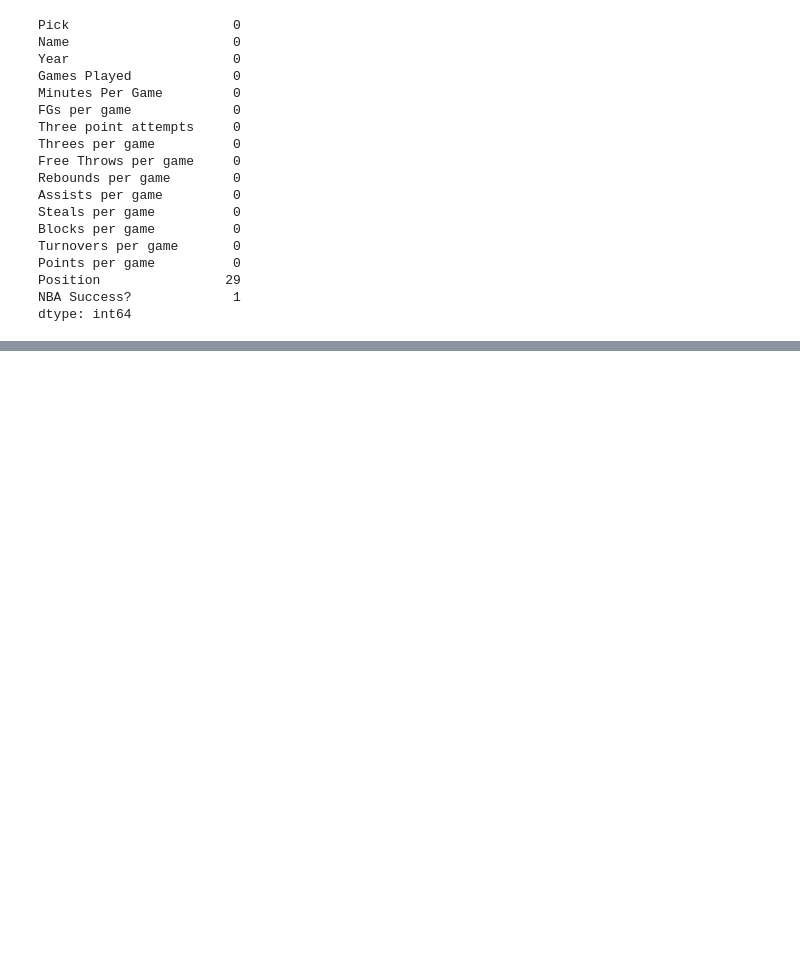
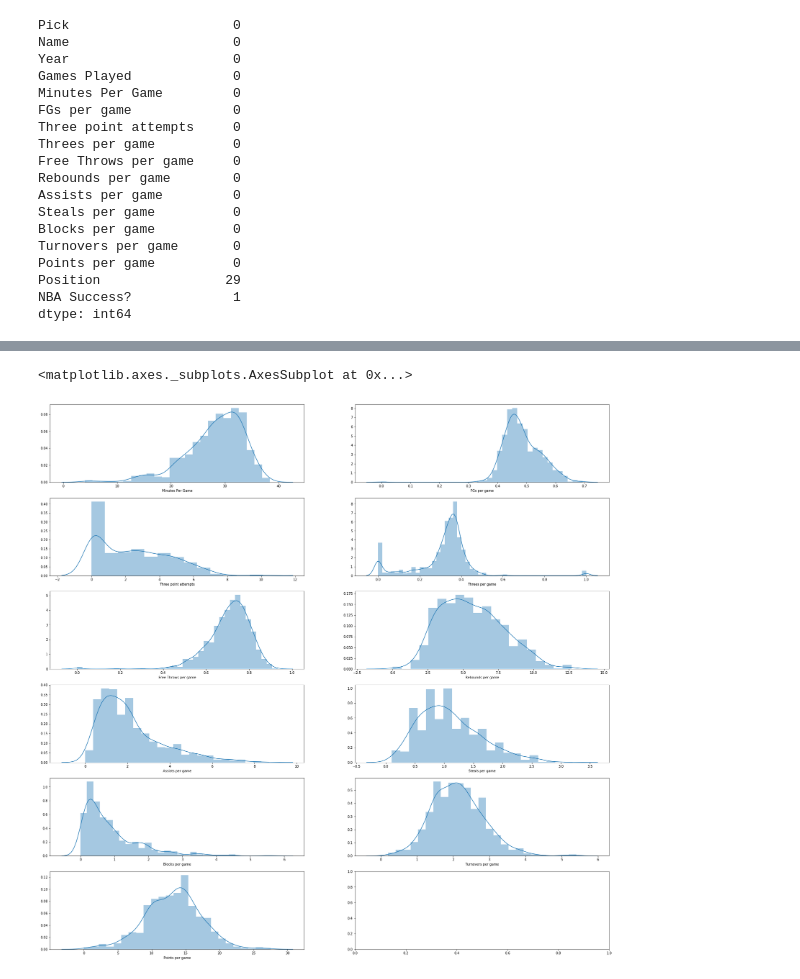
Before and after one commit to akshaygupta16/NBADraftAssistant, a Jupyter notebook: NBADraftPicker.ipynb, the cells around one changed output, grey strips where cells are left out. Drawn from its saved outputs; the diff is of its cells as text; code cells hidden in the pictures; blank space fills up the shorter version.

```diff
--- a/NBADraftPicker.ipynb
+++ b/NBADraftPicker.ipynb
@@ -389,0 +366,16 @@ sns.distplot(players_data_knn['Three point attempts'])
+# %%
+from sklearn.preprocessing import OrdinalEncoder
+
+enc = OrdinalEncoder()
+
+positions = players_data_knn['Position']
+positions_not_null = np.array(positions[positions.notnull()])
+reshaped_postions = positions_not_null.reshape(-1,1)
+encoded_values = enc.fit_transform(reshaped_postions)
+
+players_data_knn.loc[positions.notnull(),'Position_Encoded'] = np.squeeze(encoded_values)
+# %%
+knn = KNN()
+
+players_data_knn.iloc[:,17] = np.round(knn.fit_transform(np.array(players_data_knn.iloc[:,17]).reshape(-1,1)))
+players_data_knn.iloc[:,15] = enc.inverse_transform(players_data_knn['Position_Encoded'].values.reshape(-1,1))
@@ -389,0 +393,2 @@ sns.distplot(players_data_knn['Three point attempts'])
+# %%
+players_data_knn=players_data_knn.dropna(axis=0)
@@ -389,0 +427,17 @@ sns.distplot(players_data_knn['Three point attempts'])
+# %%
+
+fig,axes = plt.subplots(nrows=6,ncols=2,sharex=False,figsize=(30,30))
+sns.distplot(players_data_knn['Minutes Per Game'].dropna(),ax=axes[0,0])
+sns.distplot(players_data_knn['FGs per game'].dropna(),ax=axes[0,1])
+sns.distplot(players_data_knn['Three point attempts'].dropna(),ax=axes[1,0])
+sns.distplot(players_data_knn['Threes per game'].dropna(),ax=axes[1,1])
+sns.distplot(players_data_knn['Free Throws per game'].dropna(),ax=axes[2,0])
+sns.distplot(players_data_knn['Rebounds per game'].dropna(),ax=axes[2,1])
+sns.distplot(players_data_knn['Assists per game'].dropna(),ax=axes[3,0])
+sns.distplot(players_data_knn['Steals per game'].dropna(),ax=axes[3,1])
+sns.distplot(players_data_knn['Blocks per game'].dropna(),ax=axes[4,0])
+sns.distplot(players_data_knn['Turnovers per game'].dropna(),ax=axes[4,1])
+sns.distplot(players_data_knn['Points per game'].dropna(),ax=axes[5,0])
+# %% [output]
+<matplotlib.axes._subplots.AxesSubplot at 0x...>
+[figure, added]
```
Also changed, not shown: parts of 41 cells of this notebook.
